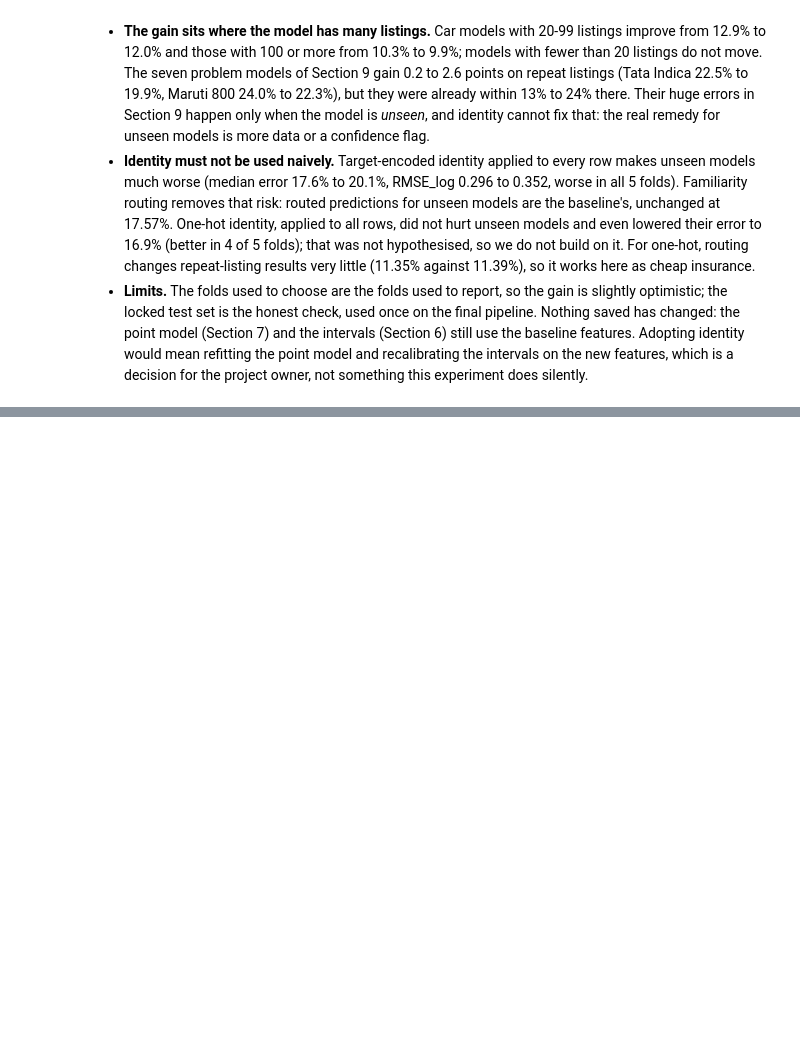
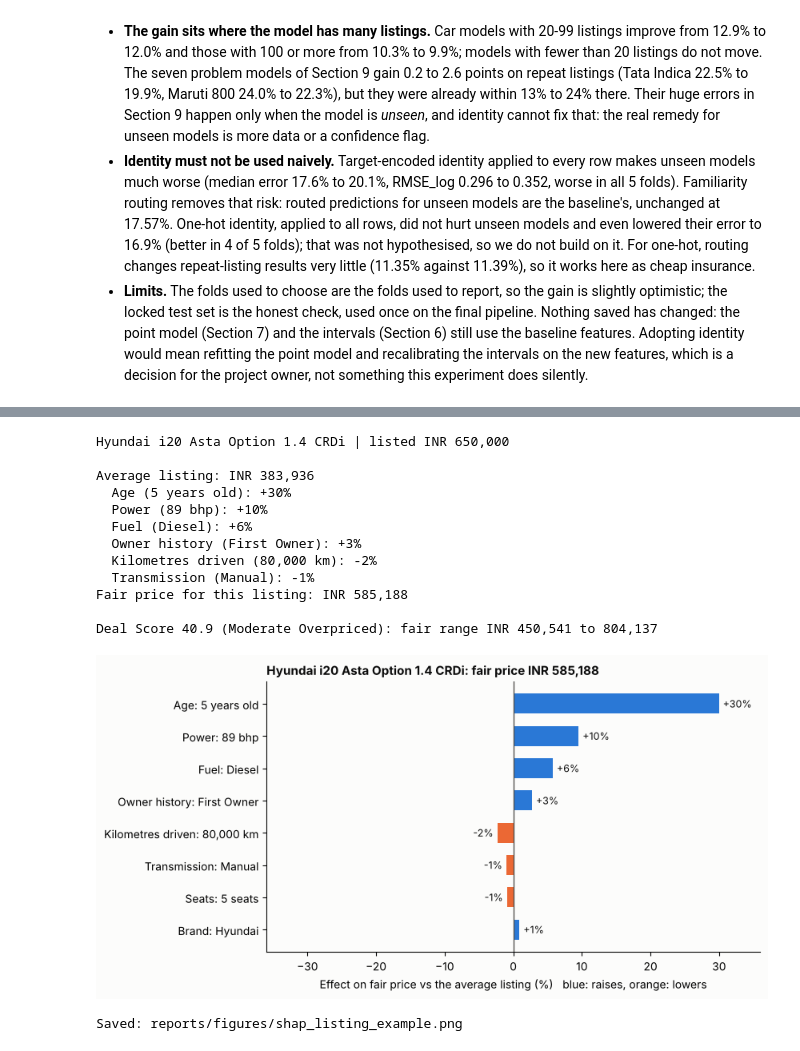
Before and after one commit to aayaan-khan/Used-Cars-Cost-Prediction, a Jupyter notebook: notebooks/Used_Cars_Cost_Prediction.ipynb, the cells around one changed output, grey strips where cells are left out. Cells and saved outputs as stored; diff of their text form; code cells hidden in the pictures; blank space fills up the shorter version.

```diff
--- a/notebooks/Used_Cars_Cost_Prediction.ipynb
+++ b/notebooks/Used_Cars_Cost_Prediction.ipynb
@@ -2112,0 +2279,38 @@ Share of resamples in which the identity model is better: 100.0%
+# %%
+# Cell 49: explaining ONE listing, exactly as the demo app will (src/explain.py + src/deal_score.py)
+import src.explain as xp
+ex_row = dev[(dev.brand == "Hyundai") & (dev.fuel == "Diesel") & dev.age.between(4, 6)].sample(1, random_state=7).iloc[0]
+exp1 = xp.explain_listing(ex_row)
+ds1 = ds.deal_score(ex_row, ex_row.selling_price)
+assert abs(exp1["predicted_price"] - ds1["predicted_price"]) < 0.01                  # the explanation and the Deal Score use the same fair price
+assert abs(exp1["base_price"] * exp1["drivers"].factor.prod() - exp1["predicted_price"]) < 0.01
+print(ex_row["name"], f"| listed INR {ex_row.selling_price:,.0f}\n")
+print(xp.format_explanation(exp1, top=6))
+print(f"\nDeal Score {ds1['deal_score']} ({ds1['graded_label']}): fair range INR {ds1['lower_bound']:,.0f} to {ds1['upper_bound']:,.0f}")
+
+d = exp1["drivers"].head(8).iloc[::-1]
+fig, a = plt.subplots(figsize=(8.5, 4.4), facecolor=SURFACE); a.set_facecolor(SURFACE)
+a.barh([f"{r.driver}: {r.value}" for r in d.itertuples()], d.effect_pct, color=[BLUE if v >= 0 else ORANGE for v in d.effect_pct], height=0.62)
+a.axvline(0, color=MUTED, linewidth=1)
+for yy, v in enumerate(d.effect_pct): a.text(v + (0.6 if v >= 0 else -0.6), yy, f"{v:+.0f}%", va="center", ha="left" if v >= 0 else "right", fontsize=9, color=INK)
+lim = d.effect_pct.abs().max() + 6; a.set_xlim(-lim, lim)
+for side in ("top", "right"): a.spines[side].set_visible(False)
+a.set_xlabel("Effect on fair price vs the average listing (%)   blue: raises, orange: lowers")
+a.set_title(f"{ex_row['name']}: fair price INR {exp1['predicted_price']:,.0f}", loc="left", fontweight="bold", color=INK, fontsize=11)
+plt.tight_layout(); plt.savefig("../reports/figures/shap_listing_example.png", dpi=120, facecolor=SURFACE); plt.show()
+print("Saved: reports/figures/shap_listing_example.png")
+# %% [output]
+Hyundai i20 Asta Option 1.4 CRDi | listed INR 650,000
+
+Average listing: INR 383,936
+  Age (5 years old): +30%
+  Power (89 bhp): +10%
+  Fuel (Diesel): +6%
+  Owner history (First Owner): +3%
+  Kilometres driven (80,000 km): -2%
+  Transmission (Manual): -1%
+Fair price for this listing: INR 585,188
+
+Deal Score 40.9 (Moderate Overpriced): fair range INR 450,541 to 804,137
+[figure, added]
+Saved: reports/figures/shap_listing_example.png
```
Also changed, not shown: parts of 5 cells of this notebook, 7 other files.
